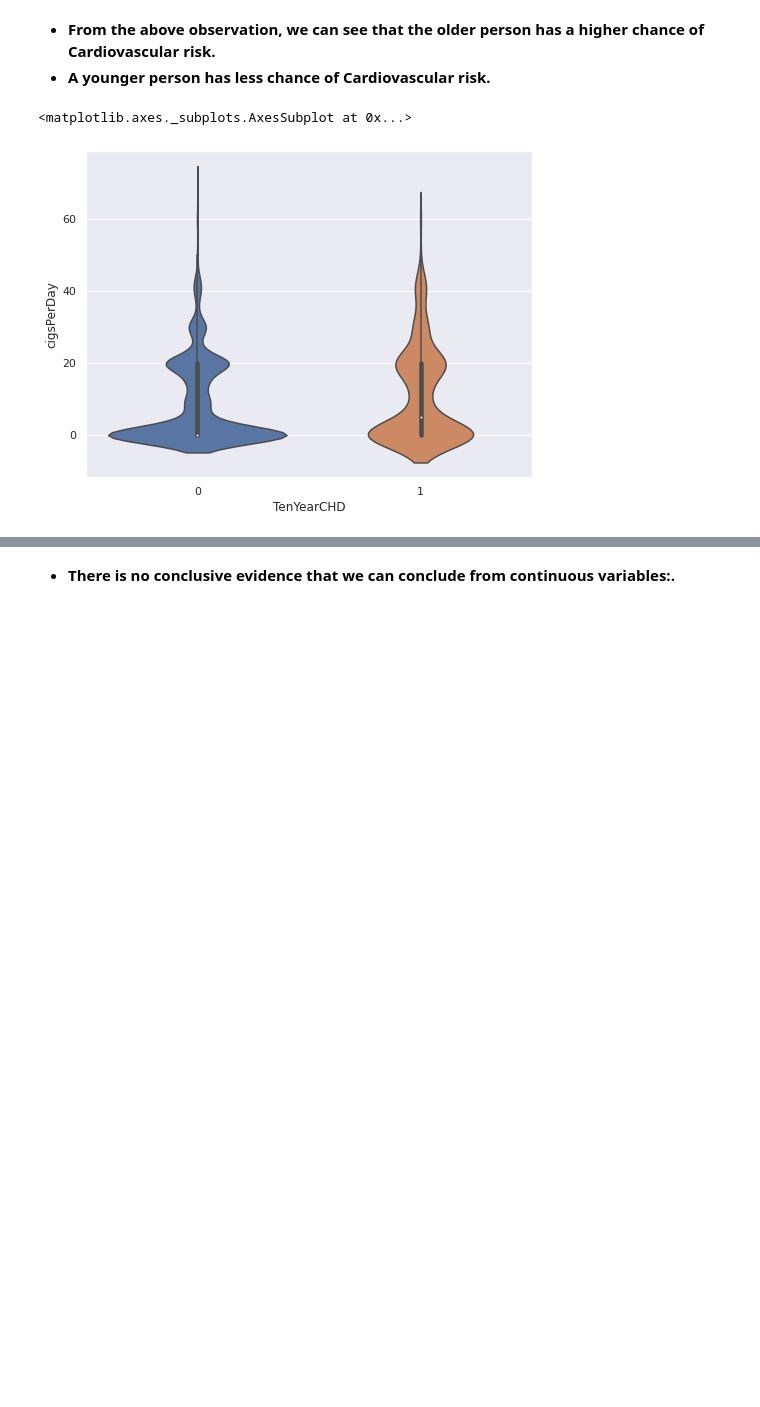
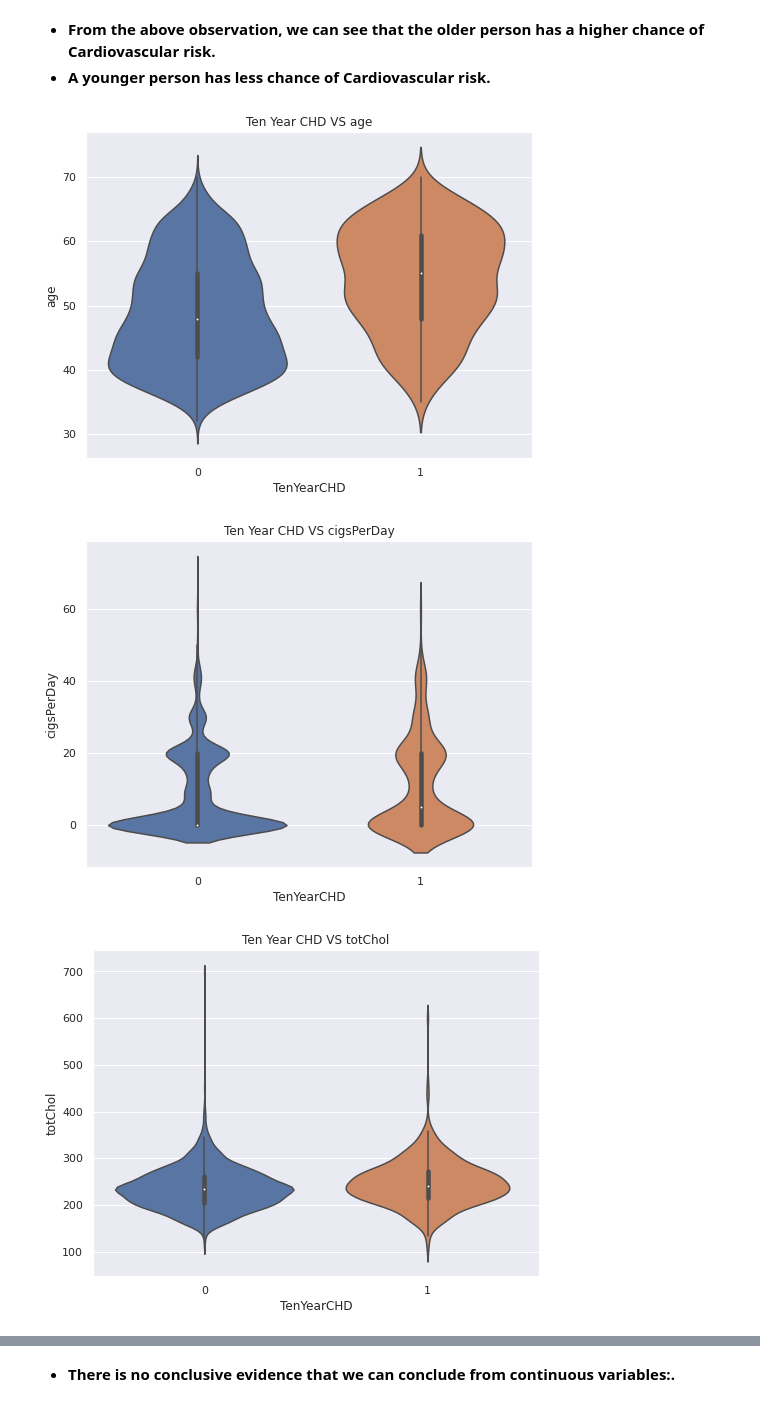
Before and after one commit to vir097/Cardiovascular-Risk-Prediction--Viral-Shewale, a Jupyter notebook: Cardiovascular_risk_prediction_Viral_Shewale.ipynb, the cells around one changed output, grey strips where cells are left out. Drawn from its saved outputs; the diff is of its cells as text; code cells hidden in the pictures; blank space fills up the shorter version.

```diff
--- a/Cardiovascular_risk_prediction_Viral_Shewale.ipynb
+++ b/Cardiovascular_risk_prediction_Viral_Shewale.ipynb
@@ -421,9 +453,13 @@ sns.violinplot(x='TenYearCHD',y='age',data=df,size=6)
 * **From the above observation, we can see that the older person has a higher chance of Cardiovascular risk.**
 * **A younger person has less chance of Cardiovascular risk.**
 # %%
-# TenYearCHD vs cigsPerDay
-plt.figure(figsize=(8,6))
-sns.violinplot(x='TenYearCHD',y='cigsPerDay',data=df,size=6)
+# Visualising the relation between dependent variable and continuous independent variables
+for var in continuous_variable:
+  plt.figure(figsize=(8,6))
+  sns.violinplot(x='TenYearCHD',y=var,data=df,size=6)
+  plt.title('Ten Year CHD'+" VS "+ var)
+plt.show()
 # %% [output]
-<matplotlib.axes._subplots.AxesSubplot at 0x...>
-[figure, old version]
+[figure, new version]
+[figure, added]
+[figure, added]
```
Also changed, not shown: parts of 116 cells of this notebook.
